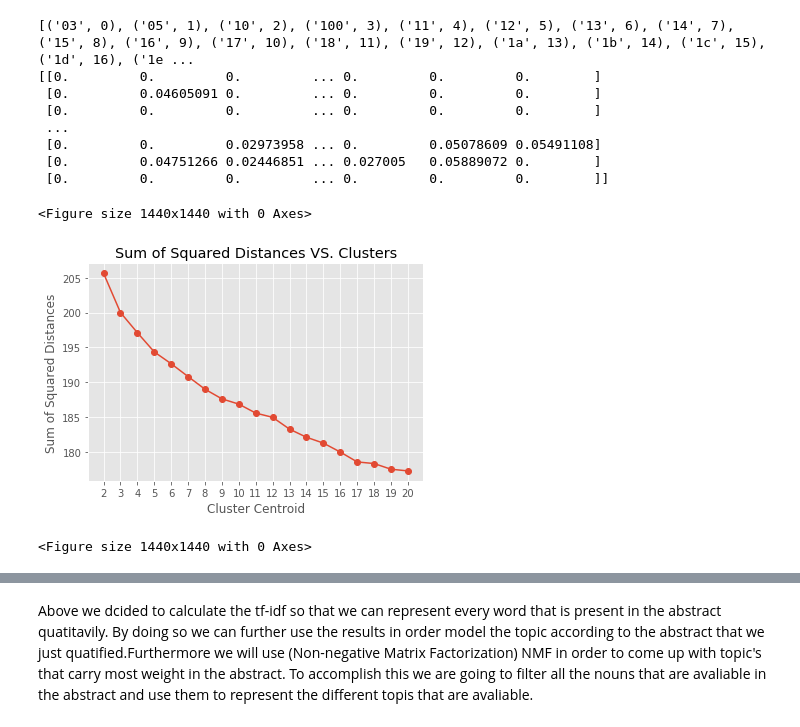
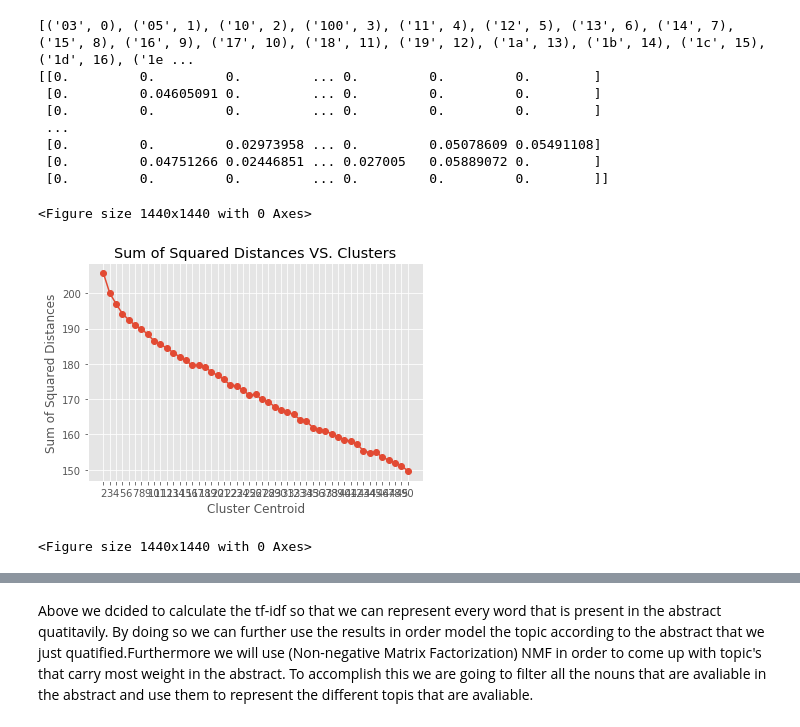
Before and after one commit to marwagaser/NLP_Project, a Jupyter notebook: NLP Project master.ipynb, the cells around one changed output, grey strips where cells are left out. Drawn from its saved outputs; the diff is of its cells as text; code cells hidden in the pictures.

```diff
--- a/NLP Project master.ipynb
+++ b/NLP Project master.ipynb
@@ -159,28 +159,28 @@ tf_idf_norm_kmeans= pca.fit_transform(tfidf.toarray())
 # %%
 from sklearn.cluster import KMeans
 
 import matplotlib.pyplot as plt
 plt.style.use('ggplot')
-max_number_of_clusters = 20
+max_number_of_clusters = 50
 max_number_of_clusters = max_number_of_clusters+1 # since the range method is exclusive, a one should be added.
 Ks = range(2, max_number_of_clusters, 1) #Hold the range of clusters k (from 2-max_number_of_clusters)
 
 sum_of_squared_distances = [] #a list which will carry the sum of squared distances at each k
 for k in tqdm(Ks):
-    sum_of_squared_distances.append(KMeans(n_clusters=k).fit(tf_idf_norm_kmeans).inertia_)#calculate the sum of squared distance.
+    sum_of_squared_distances.append(KMeans(n_clusters=k,random_state=30).fit(tf_idf_norm_kmeans).inertia_)#calculate the sum of squared distance.
 
 
 f, ax = plt.subplots(1, 1)
 ax.plot(Ks, sum_of_squared_distances, marker='o')
 ax.set_xlabel('Cluster Centroid')
 ax.set_xticks(Ks)
 ax.set_xticklabels(Ks)
 ax.set_ylabel('Sum of Squared Distances')
 ax.set_title('Sum of Squared Distances VS. Clusters')
 plt.figure(figsize=(20,20))
 # %% [output]
 <Figure size 1440x1440 with 0 Axes>
-[figure, old version]
+[figure, new version]
 <Figure size 1440x1440 with 0 Axes>
 # %%
 clusters = KMeans(n_clusters=12).fit_predict(tf_idf_norm_kmeans)
```
Also changed, not shown: parts of 5 cells of this notebook.
